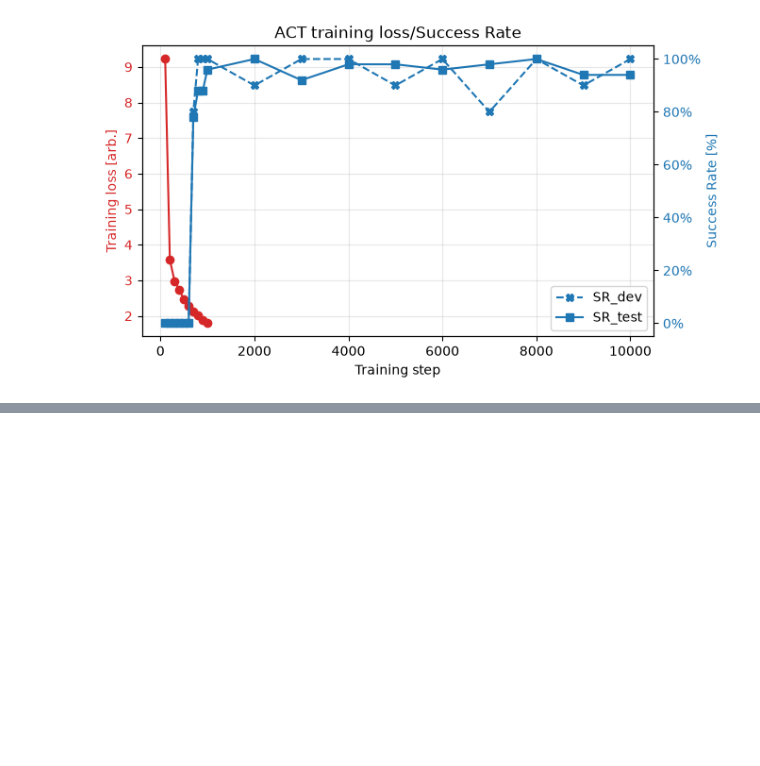
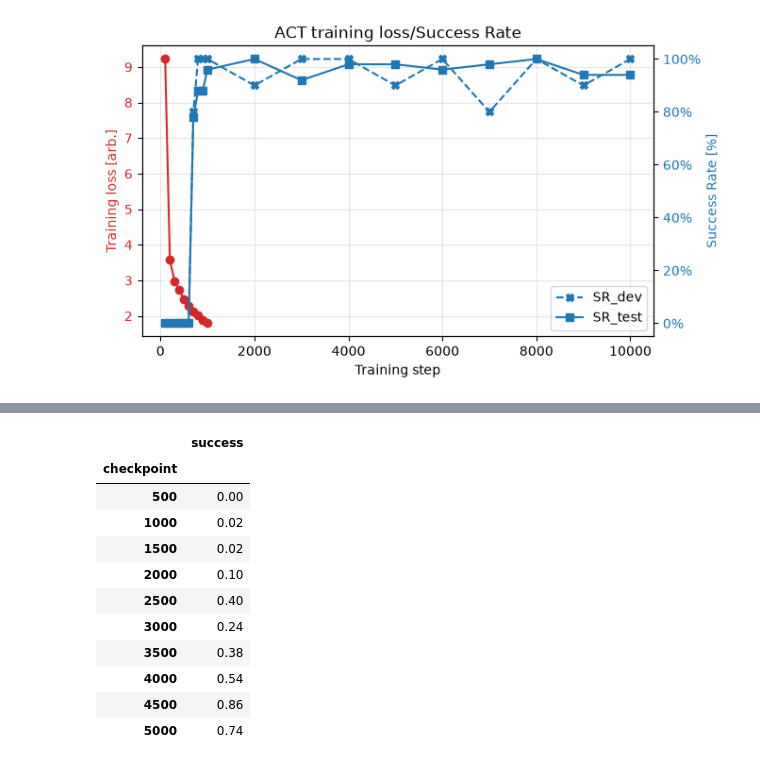
Before and after one commit to yuanchimarkyang-lab/robot-learning-project1, a Jupyter notebook: notebooks/act_analysis.ipynb, the cells around one changed output, grey strips where cells are left out. Drawn from its saved outputs; the diff is of its cells as text; code cells hidden in the pictures; blank space fills up the shorter version.

```diff
--- a/notebooks/act_analysis.ipynb
+++ b/notebooks/act_analysis.ipynb
@@ -216,0 +244,19 @@ plt.show()
+# %%
+EXP_NAME = "diffusion_baseline"
+CHECKPOINT_LIST = ["000500","001000","001500","002000","002500","003000","003500","004000","004500","005000"]
+df_test, df_test_agg = results_func(EXP_NAME, CHECKPOINT_LIST, MODE='test')
+# %%
+df_test_agg
+# %% [output]
+|  | success |
+| checkpoint |  |
+| 500 | 0.00 |
+| 1000 | 0.02 |
+| 1500 | 0.02 |
+| 2000 | 0.10 |
+| 2500 | 0.40 |
+| 3000 | 0.24 |
+| 3500 | 0.38 |
+| 4000 | 0.54 |
+| 4500 | 0.86 |
+| 5000 | 0.74 |
```
Also changed, not shown: parts of 3 cells of this notebook, 35 other files.
